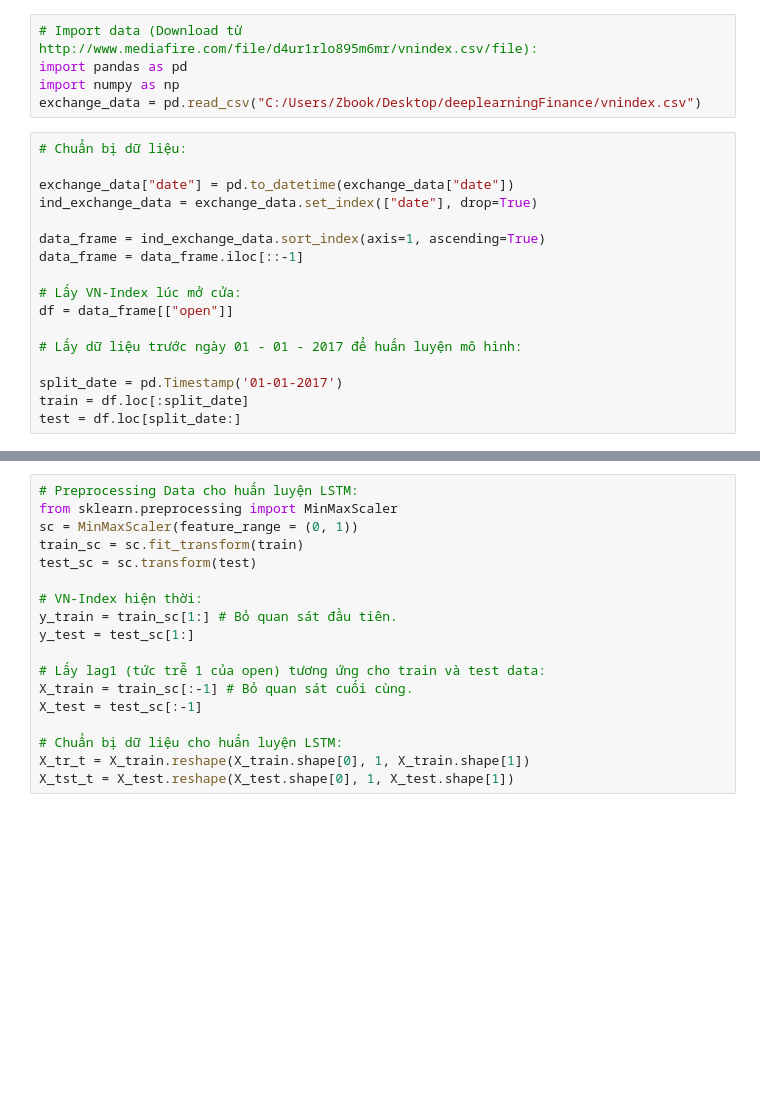
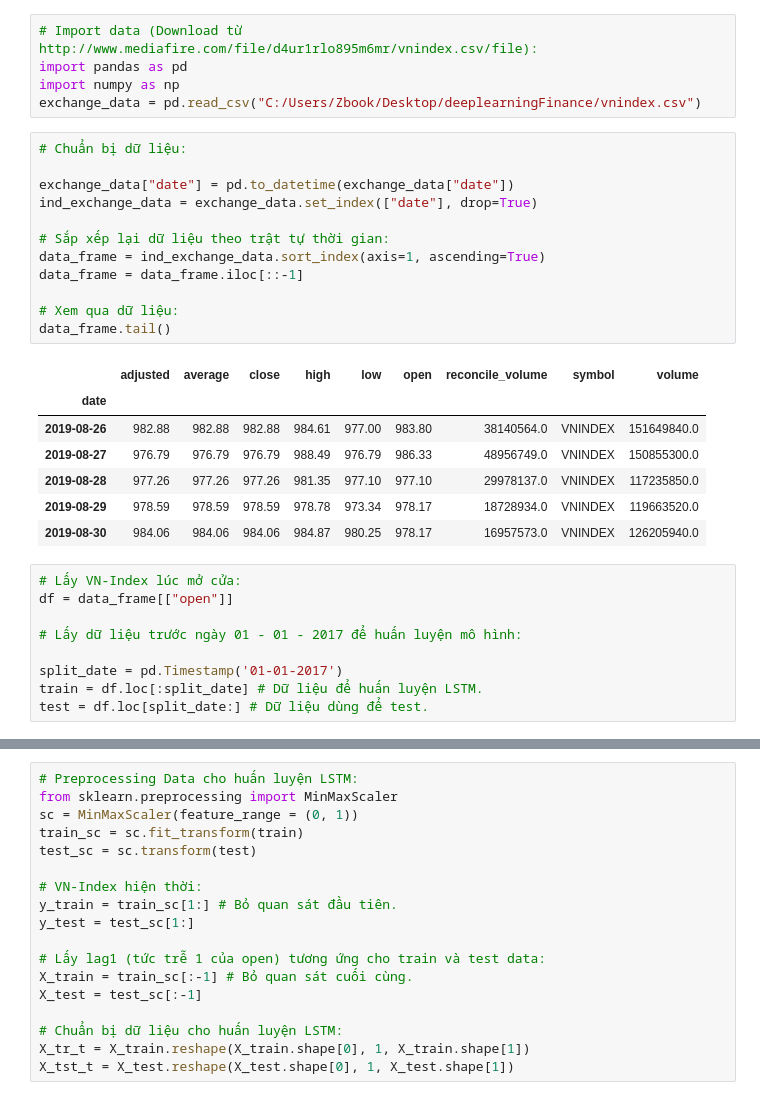
Before and after one commit to ChiDungNguyen/LSTM_forecasting_VNindex, a Jupyter notebook: LSTM_forecasting_VNindex_PythonKeras.ipynb, the cells around one changed output, grey strips where cells are left out. Saved outputs shown, nothing was run; the diff lists cells and outputs as text; blank space fills up the shorter version.

```diff
--- a/LSTM_forecasting_VNindex_PythonKeras.ipynb
+++ b/LSTM_forecasting_VNindex_PythonKeras.ipynb
@@ -7,20 +7,32 @@ Các nghiên cứu thực nghiệm áp dụng cho nhiều chuỗi dữ liệu th
 import pandas as pd
 import numpy as np
 exchange_data = pd.read_csv("C:/Users/Zbook/Desktop/deeplearningFinance/vnindex.csv")
+# %%
+# Chuẩn bị dữ liệu:
+
+exchange_data["date"] = pd.to_datetime(exchange_data["date"])
+ind_exchange_data = exchange_data.set_index(["date"], drop=True)
+
+# Sắp xếp lại dữ liệu theo trật tự thời gian:
+data_frame = ind_exchange_data.sort_index(axis=1, ascending=True)
+data_frame = data_frame.iloc[::-1]
+
+# Xem qua dữ liệu:
+data_frame.tail()
+# %% [output]
+|  | adjusted | average | close | high | low | open | reconcile_volume | symbol | volume |
+| date |  |  |  |  |  |  |  |  |  |
+| 2019-08-26 | 982.88 | 982.88 | 982.88 | 984.61 | 977.00 | 983.80 | 38140564.0 | VNINDEX | 151649840.0 |
+| 2019-08-27 | 976.79 | 976.79 | 976.79 | 988.49 | 976.79 | 986.33 | 48956749.0 | VNINDEX | 150855300.0 |
+| 2019-08-28 | 977.26 | 977.26 | 977.26 | 981.35 | 977.10 | 977.10 | 29978137.0 | VNINDEX | 117235850.0 |
+| 2019-08-29 | 978.59 | 978.59 | 978.59 | 978.78 | 973.34 | 978.17 | 18728934.0 | VNINDEX | 119663520.0 |
+| 2019-08-30 | 984.06 | 984.06 | 984.06 | 984.87 | 980.25 | 978.17 | 16957573.0 | VNINDEX | 126205940.0 |
 # %%
-# Chuẩn bị dữ liệu:
-
-exchange_data["date"] = pd.to_datetime(exchange_data["date"])
-ind_exchange_data = exchange_data.set_index(["date"], drop=True)
-
-data_frame = ind_exchange_data.sort_index(axis=1, ascending=True)
-data_frame = data_frame.iloc[::-1]
-
 # Lấy VN-Index lúc mở cửa:
 df = data_frame[["open"]]
 
 # Lấy dữ liệu trước ngày 01 - 01 - 2017 để huấn luyện mô hình:
 
 split_date = pd.Timestamp('01-01-2017')
-train = df.loc[:split_date]
-test = df.loc[split_date:]
+train = df.loc[:split_date] # Dữ liệu để huấn luyện LSTM.
+test = df.loc[split_date:] # Dữ liệu dùng để test.
```
Also changed, not shown: parts of 9 cells of this notebook.
